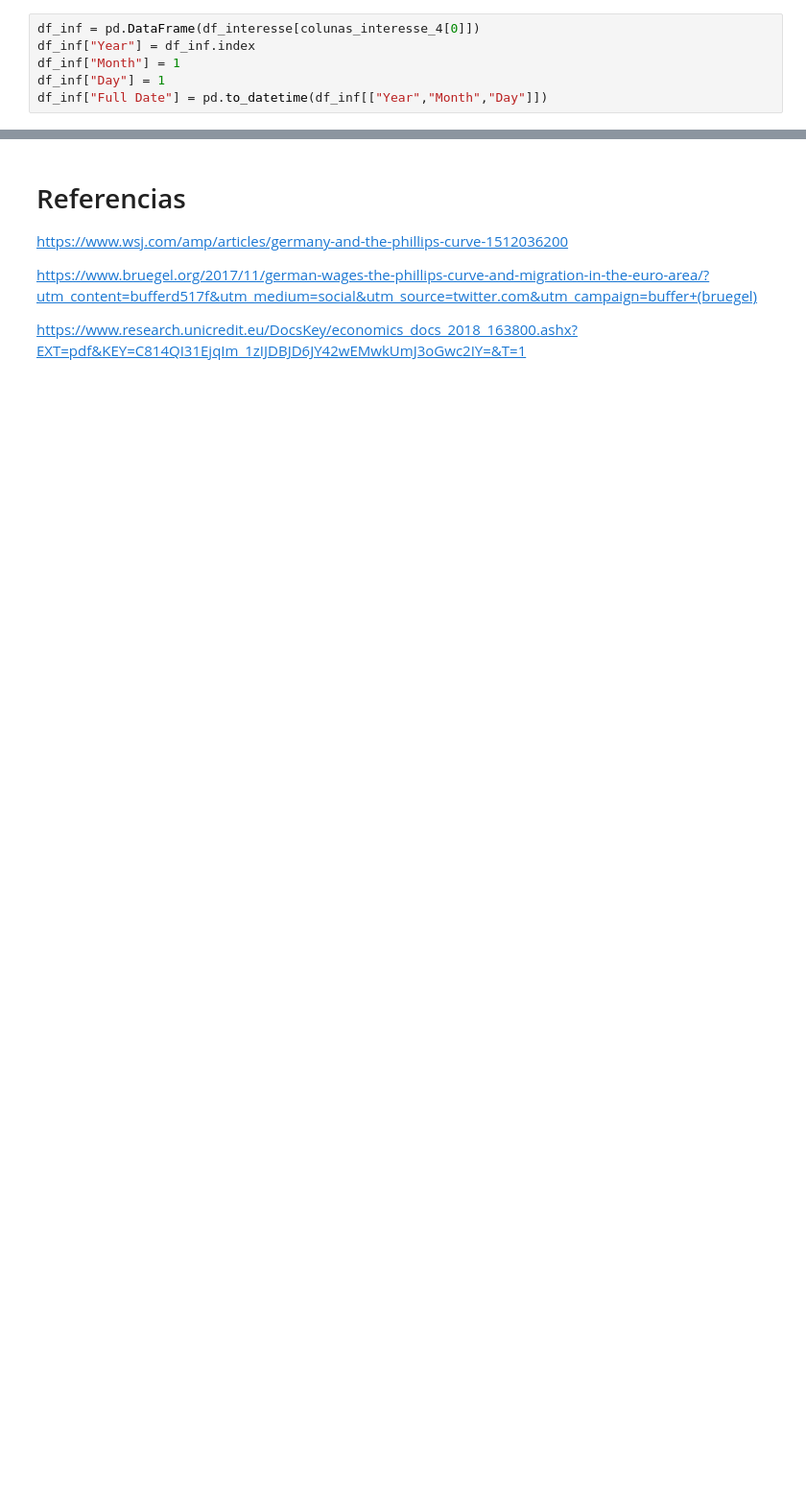
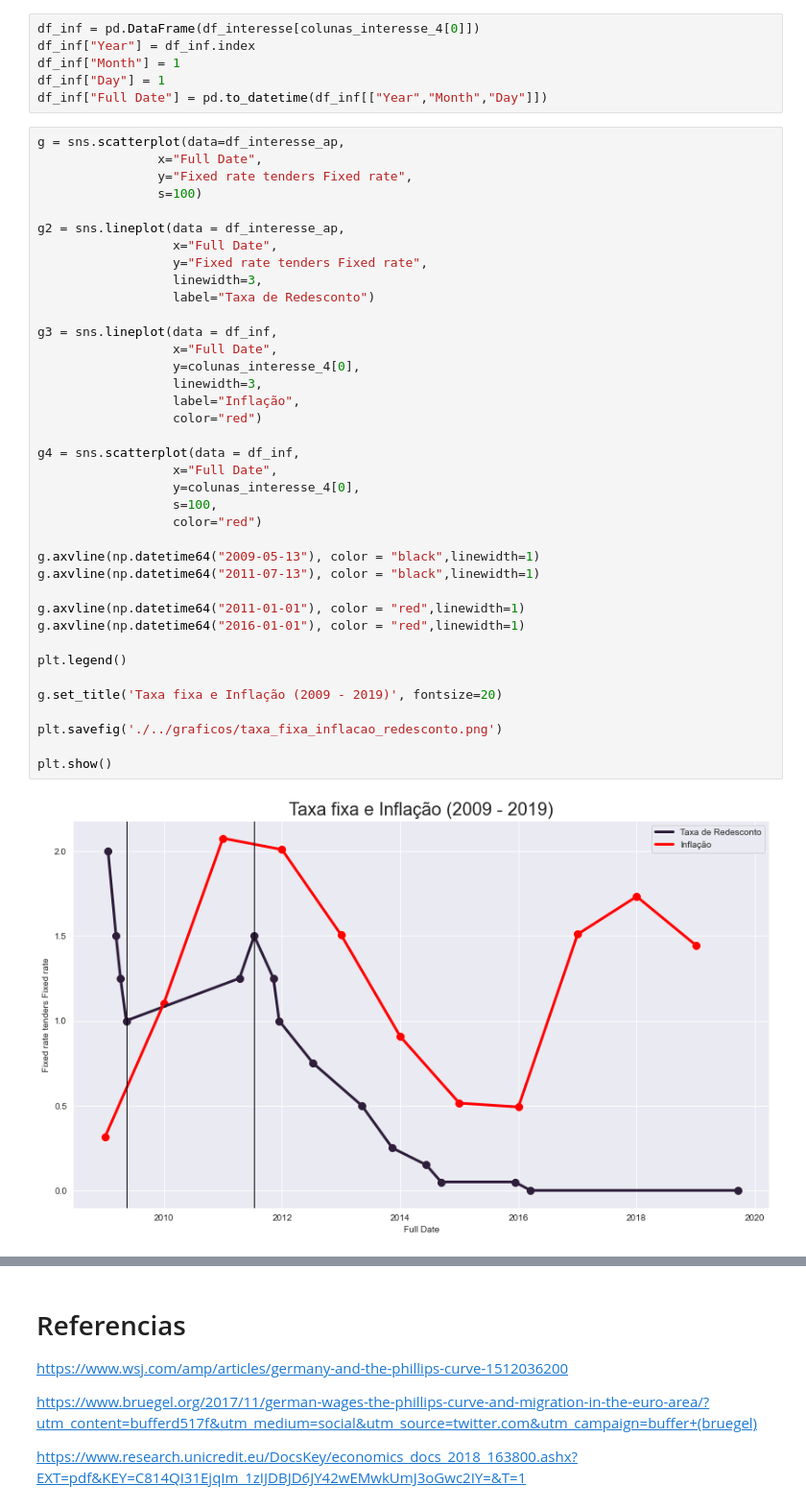
Before and after one commit to rmcnribeiro/T3_ECO-A, a Jupyter notebook: codigos/trabalho_3.ipynb, the cells around one changed output, grey strips where cells are left out. Shown at 96% size. Saved outputs shown, nothing was run; the diff lists cells and outputs as text; blank space fills up the shorter version.

```diff
--- a/codigos/trabalho_3.ipynb
+++ b/codigos/trabalho_3.ipynb
@@ -644,6 +644,46 @@ df_inf["Year"] = df_inf.index
 df_inf["Month"] = 1
 df_inf["Day"] = 1
 df_inf["Full Date"] = pd.to_datetime(df_inf[["Year","Month","Day"]])
+# %%
+g = sns.scatterplot(data=df_interesse_ap,
+                x="Full Date",
+                y="Fixed rate tenders Fixed rate",
+                s=100)
+
+g2 = sns.lineplot(data = df_interesse_ap,
+                  x="Full Date",
+                  y="Fixed rate tenders Fixed rate",
+                  linewidth=3,
+                  label="Taxa de Redesconto")
+
+g3 = sns.lineplot(data = df_inf,
+                  x="Full Date",
+                  y=colunas_interesse_4[0],
+                  linewidth=3,
+                  label="Inflação",
+                  color="red")
+
+g4 = sns.scatterplot(data = df_inf,
+                  x="Full Date",
+                  y=colunas_interesse_4[0],
+                  s=100,
+                  color="red")
+
+g.axvline(np.datetime64("2009-05-13"), color = "black",linewidth=1)
+g.axvline(np.datetime64("2011-07-13"), color = "black",linewidth=1)
+
+g.axvline(np.datetime64("2011-01-01"), color = "red",linewidth=1)
+g.axvline(np.datetime64("2016-01-01"), color = "red",linewidth=1)
+
+plt.legend()
+
+g.set_title('Taxa fixa e Inflação (2009 - 2019)', fontsize=20)
+
+plt.savefig('./../graficos/taxa_fixa_inflacao_redesconto.png')
+
+plt.show()
+# %% [output]
+[figure, added]
 # %%
 g = sns.scatterplot(data=df_interesse_ap,
                 x="Full Date",
```
Also changed, not shown: parts of 2 cells of this notebook, 4 other files.
